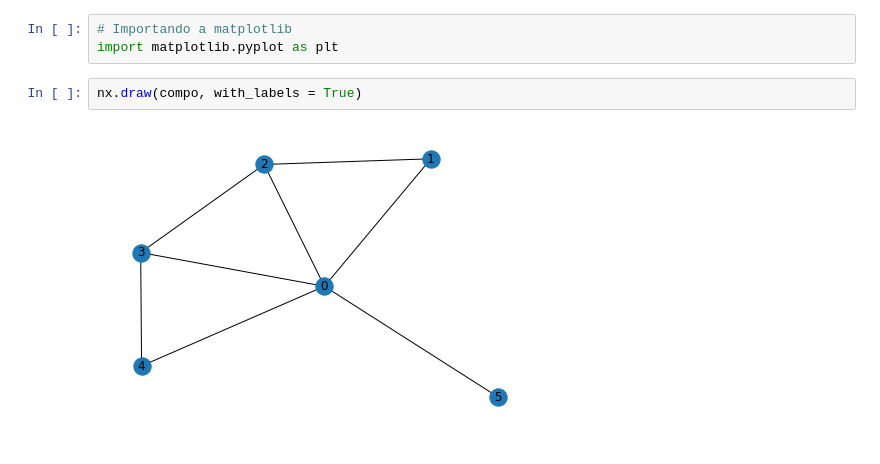
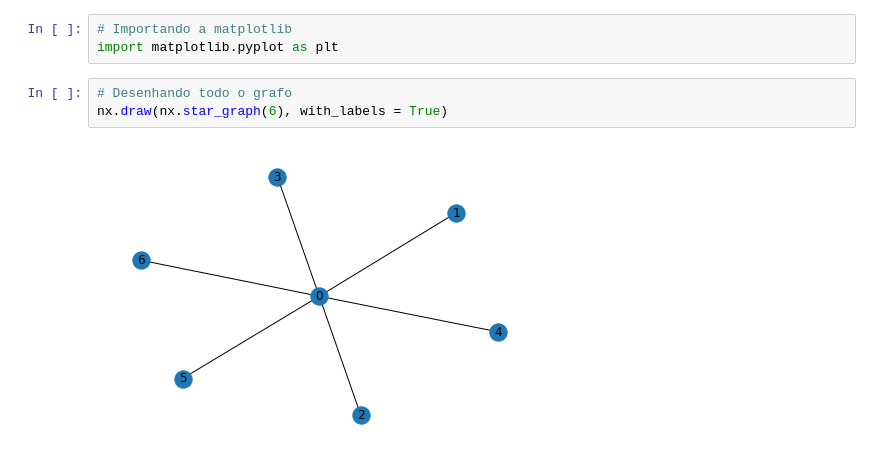
Before and after one commit to WLAraujo/grafos_python, a Jupyter notebook: networkx/tutorial_basico.ipynb, the cells around one changed output. Cells and saved outputs as stored; diff of their text form.

Commit message:
grafos

```diff
--- a/networkx/tutorial_basico.ipynb
+++ b/networkx/tutorial_basico.ipynb
@@ -329,6 +337,7 @@ True
 # Importando a matplotlib
 import matplotlib.pyplot as plt
 # %%
-nx.draw(compo, with_labels = True)
+# Desenhando todo o grafo
+nx.draw(nx.star_graph(6), with_labels = True)
 # %% [output]
-[figure, old version]
+[figure, new version]
```
Also changed, not shown: parts of 3 cells of this notebook.
